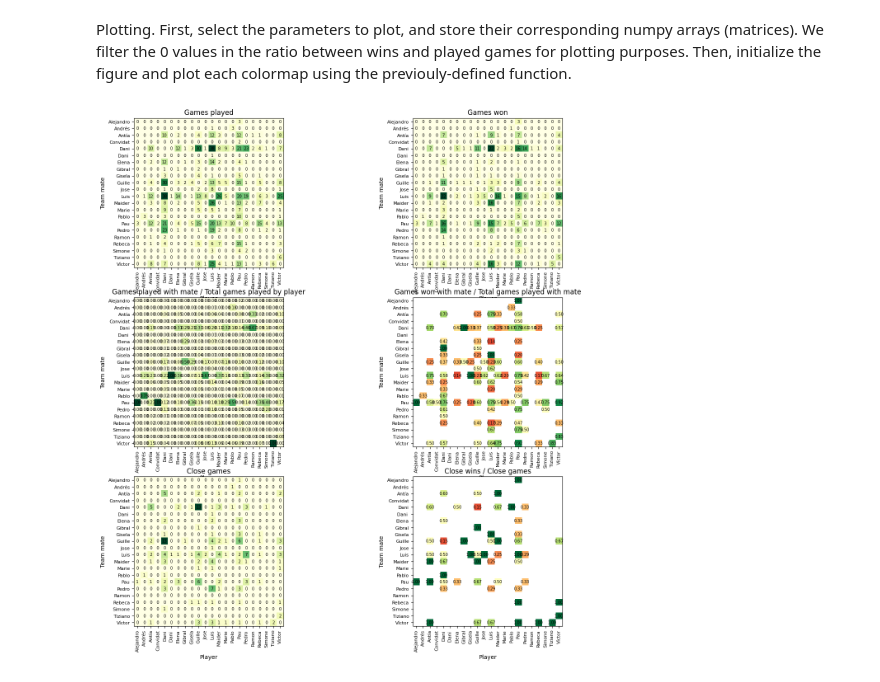
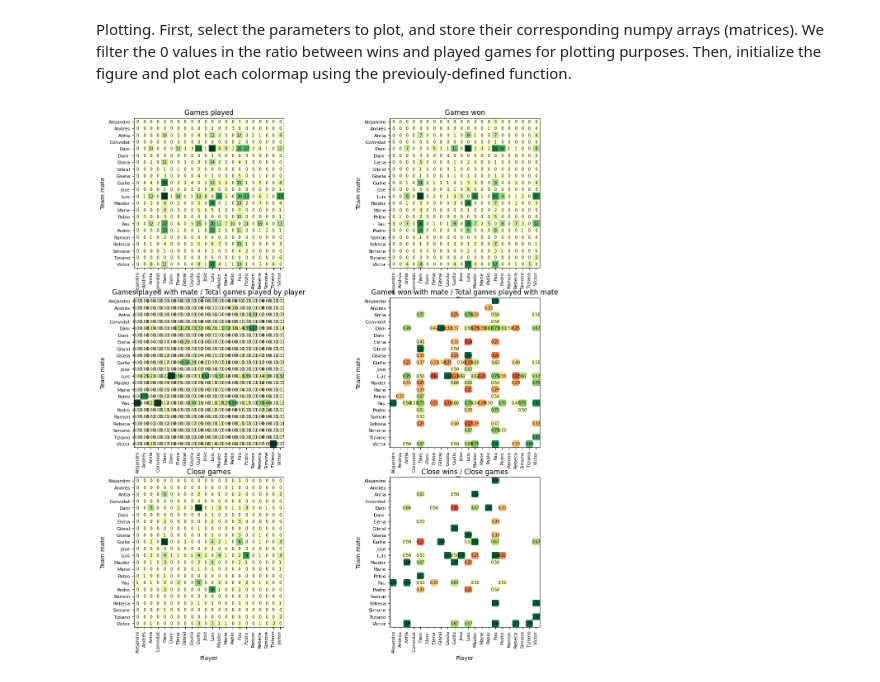
Before and after one commit to pgrebolt/ICEChampionsLeague, a Jupyter notebook: plot_frequencies.ipynb, the cells around one changed output. Drawn from its saved outputs; the diff is of its cells as text; code cells hidden in the pictures.

```diff
--- a/plot_frequencies.ipynb
+++ b/plot_frequencies.ipynb
@@ -77,34 +77,35 @@ teammatesplayed_wins[teammatesplayed_wins == 0.] = np.nan
 teammatesclosewins_played[teammatesclosewins_played == 0.] = np.nan
 
 fig, axs = plt.subplots(figsize=(16,16), ncols = 2, nrows = 3)
+plt.subplots_adjust(wspace=0.)
 axs = axs.flatten()
 
 heatmap_frequencies(teammates, axs[0])
 heatmap_frequencies(teammates_wins, axs[1])
 heatmap_frequencies(teammatesplayed, axs[2])
 heatmap_frequencies(teammatesplayed_wins, axs[3], cmap = 'RdYlGn') # la parella més efectiva és la que té aquest valor més alt
 heatmap_frequencies(teammatesclosematches, axs[4]) # la parella més efectiva és la que té aquest valor més alt
 heatmap_frequencies(teammatesclosewins_played, axs[5], cmap = 'RdYlGn') # la parella més efectiva és la que té aquest valor més alt
 
 # Add tick labels
 axs[0].set_title("Games played")
 axs[1].set_title("Games won")
 axs[2].set_title("Games played with mate / Total games played by player")
 axs[3].set_title("Games won with mate / Total games played with mate")
 axs[4].set_title("Close games")
 axs[5].set_title("Close wins / Close games")
 
 for i in range(6):
     axs[i].set_xticks(ticks=np.arange(len(players_names)))
     axs[i].set_xticklabels(players_names, rotation=90, fontsize=8)
     axs[i].set_yticks(ticks=np.arange(len(players_names)))
     axs[i].set_yticklabels(players_names, rotation=0, fontsize=8)
 
     axs[i].set_ylabel("Team mate")
     axs[i].set_xlabel("Player")
 
 plt.savefig('results/frequencies.png', dpi=300, bbox_inches='tight')
 # %% [output]
-[figure, old version]
+[figure, new version]
 # %%
 dataarray.close()
```
Also changed, not shown: 12 other files.
